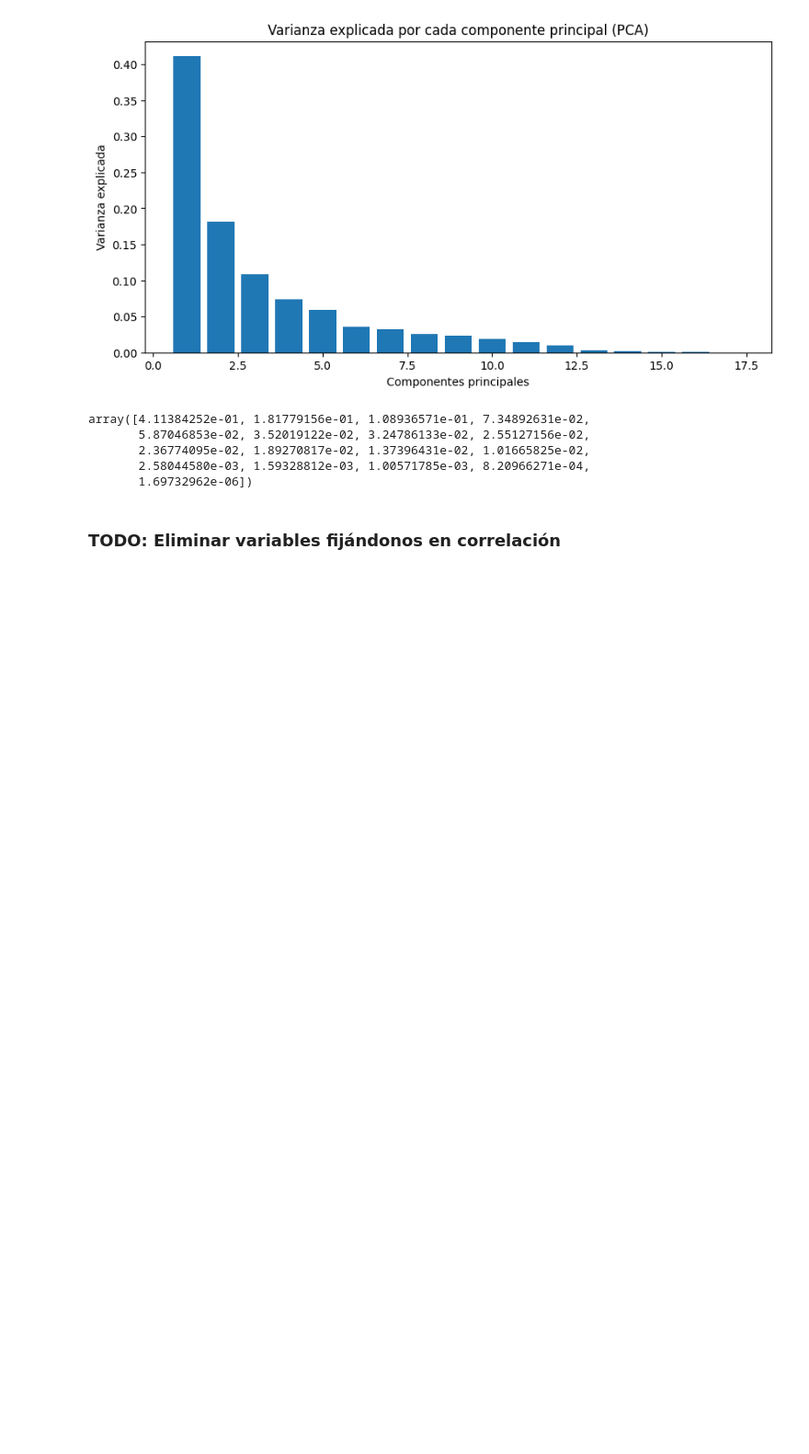
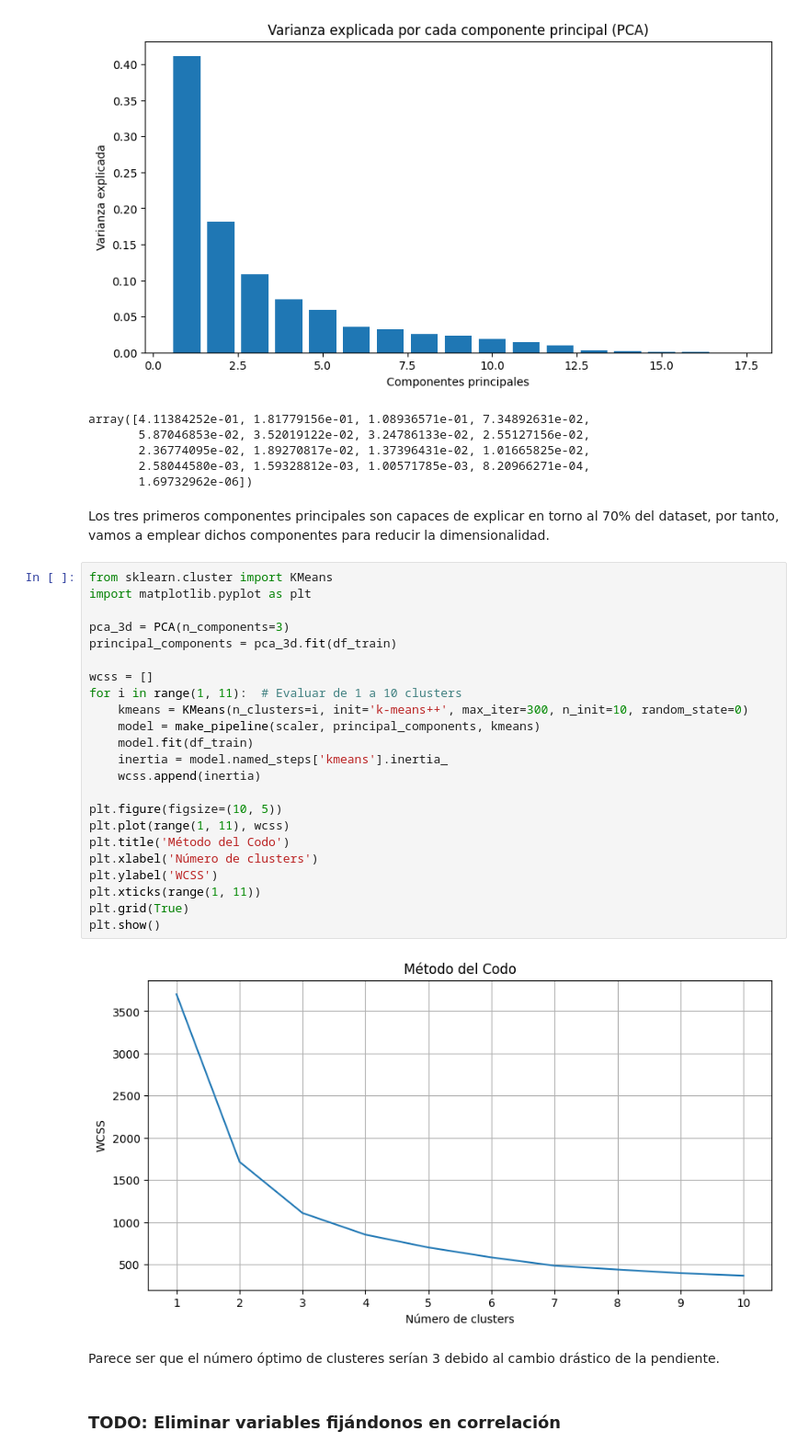
Before and after one commit to Alf-caput/LAB04_Regresion_y_agrupamiento, a Jupyter notebook: LAB04 Regresion_y_agrupamientov2.ipynb, the cells around one changed output. Shown at 92% size. Drawn from its saved outputs; the diff is of its cells as text; blank space fills up the shorter version.

Commit message:
pipeline codo

```diff
--- a/LAB04 Regresion_y_agrupamientov2.ipynb
+++ b/LAB04 Regresion_y_agrupamientov2.ipynb
@@ -563,6 +563,35 @@ array([4.11384252e-01, 1.81779156e-01, 1.08936571e-01, 7.34892631e-02,
        2.36774095e-02, 1.89270817e-02, 1.37396431e-02, 1.01665825e-02,
        2.58044580e-03, 1.59328812e-03, 1.00571785e-03, 8.20966271e-04,
        1.69732962e-06])
+# %% [markdown]
+Los tres primeros componentes principales son capaces de explicar en torno al 70% del dataset, por tanto, vamos a emplear dichos componentes para reducir la dimensionalidad.
+# %%
+from sklearn.cluster import KMeans
+import matplotlib.pyplot as plt
+
+pca_3d = PCA(n_components=3)
+principal_components = pca_3d.fit(df_train)
+
+wcss = []
+for i in range(1, 11):  # Evaluar de 1 a 10 clusters
+    kmeans = KMeans(n_clusters=i, init='k-means++', max_iter=300, n_init=10, random_state=0)
+    model = make_pipeline(scaler, principal_components, kmeans)
+    model.fit(df_train)
+    inertia = model.named_steps['kmeans'].inertia_
+    wcss.append(inertia)
+
+plt.figure(figsize=(10, 5))
+plt.plot(range(1, 11), wcss)
+plt.title('Método del Codo')
+plt.xlabel('Número de clusters')
+plt.ylabel('WCSS')
+plt.xticks(range(1, 11))
+plt.grid(True)
+plt.show()
+# %% [output]
+[figure, added]
+# %% [markdown]
+Parece ser que el número óptimo de clusteres serían 3 debido al cambio drástico de la pendiente.
 # %% [markdown]
 ### TODO: Eliminar variables fijándonos en correlación
 # %% [markdown]
```
